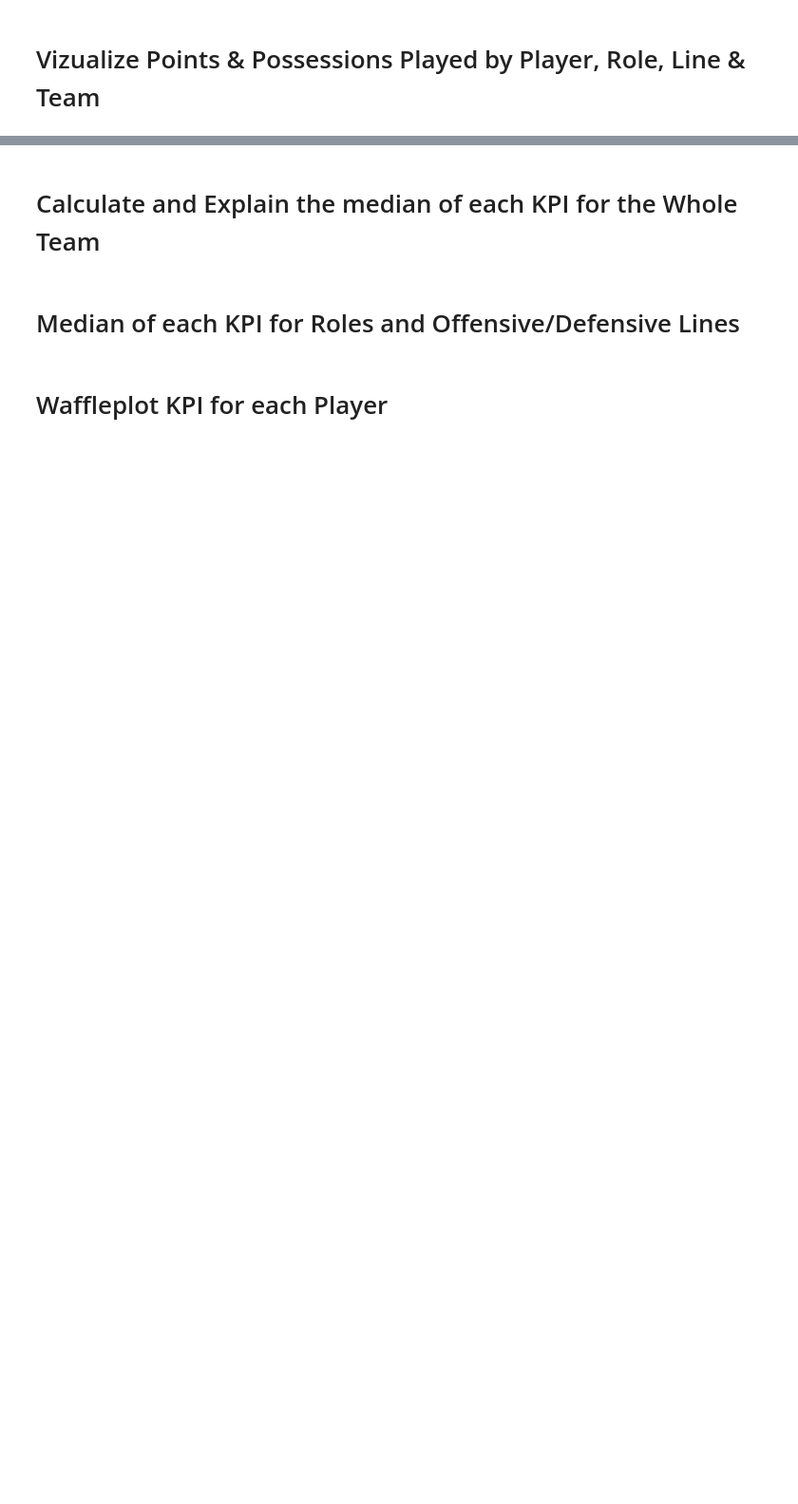
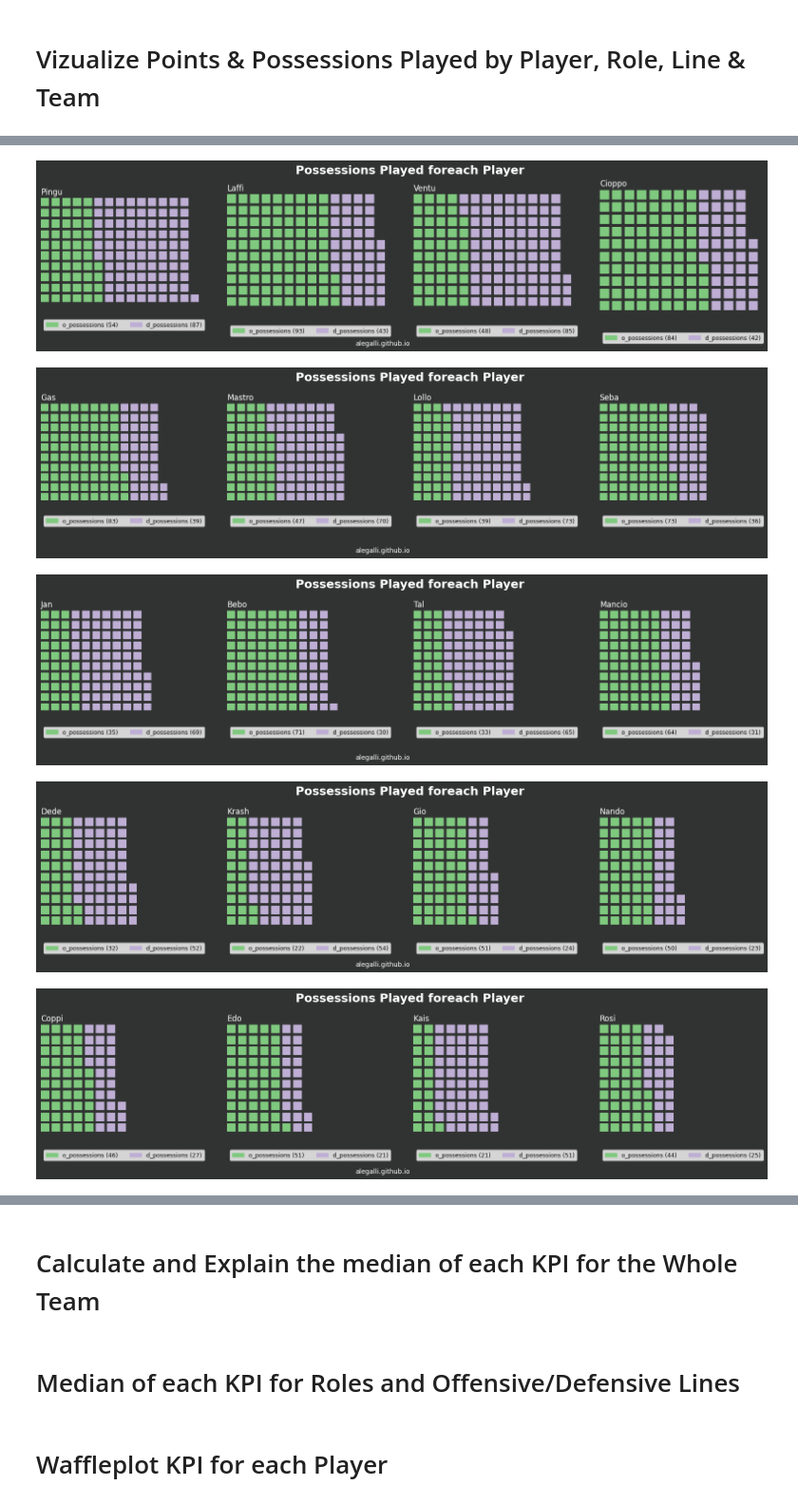
Before and after one commit to alegalli/peLaFottaEUCF2024, a Jupyter notebook: viz.ipynb, the cells around one changed output, grey strips where cells are left out. Shown: that part at 95% size. Saved outputs shown, nothing was run; the diff lists cells and outputs as text; code cells hidden in the pictures; blank space fills up the shorter version.

```diff
--- a/viz.ipynb
+++ b/viz.ipynb
@@ -91,3 +91,56 @@ background = "#313332"
 colors=("#a3a3c2", "#75a3a3"),
 
 # Documentation PyWaffle https://pywaffle.readthedocs.io/en/latest/examples/subplots.html
+# %%
+# Py Waffle Plots Total Possessions Played foreach Player
+for i in range(total_rows):
+    start_idx = i * players_per_row
+    end_idx = min(start_idx + players_per_row, len(player_names))
+    current_players = player_names[start_idx:end_idx]
+
+    plots = {}
+    for j, player in enumerate(current_players):
+        plots[151 + j] = {
+            'values': df[player],
+            'labels': [f"{k} ({v})" for k, v in df[player].items()],
+            'legend': {'loc': 'center left', 'bbox_to_anchor': (0, -0.3), 'ncol': 1, 'fontsize': 8, 'framealpha': 0.6}, #'ncol': len(df), 'fontsize': 9},
+            'title': {'label': player, 'loc': 'left', 'color': 'white', 'fontsize': 14}
+        }
+    # Fill remaining slots with "dummy" invisible waffle plots
+    for j in range(len(current_players), players_per_row):
+        plots[151 + j] = {
+            'values': { '': 0 }  # Minimal, valid placeholder value
+        }
+
+    # Create the figure
+    fig = plt.figure(
+        FigureClass=Waffle,
+        plots=plots,
+        rows=10,
+        # columns=max_tot_ps/10,
+        cmap_name="Accent",
+        rounding_rule='ceil',
+        figsize=(16, 2),
+        interval_ratio_x=0.5,
+        interval_ratio_y=0.5,
+        facecolor=background
+    )
+
+    fig.suptitle('Possessions Played foreach Player', fontsize=18, fontweight='bold', color='white')
+    # fig.supxlabel('alegalli.github.io', fontsize=10, ha='right', va='baseline', color='white')
+    fig.text(0.85, 0.01, 'alegalli.github.io',
+            verticalalignment='bottom', horizontalalignment='right',
+            color='white', fontsize=12)
+            # transform=fig.transAxes,
+            #bbox={'facecolor': background, 'alpha': 0.5, 'pad': 10})
+    plt.subplots_adjust(left=0.1, right=0.9,
+                    top=0.9, bottom=0.1,
+                    wspace=0.4, hspace=0.4)
+
+# plt.show()
+# %% [output]
+[figure, added]
+[figure, added]
+[figure, added]
+[figure, added]
+[figure, added]
```
Also changed, not shown: parts of 5 cells of this notebook.
